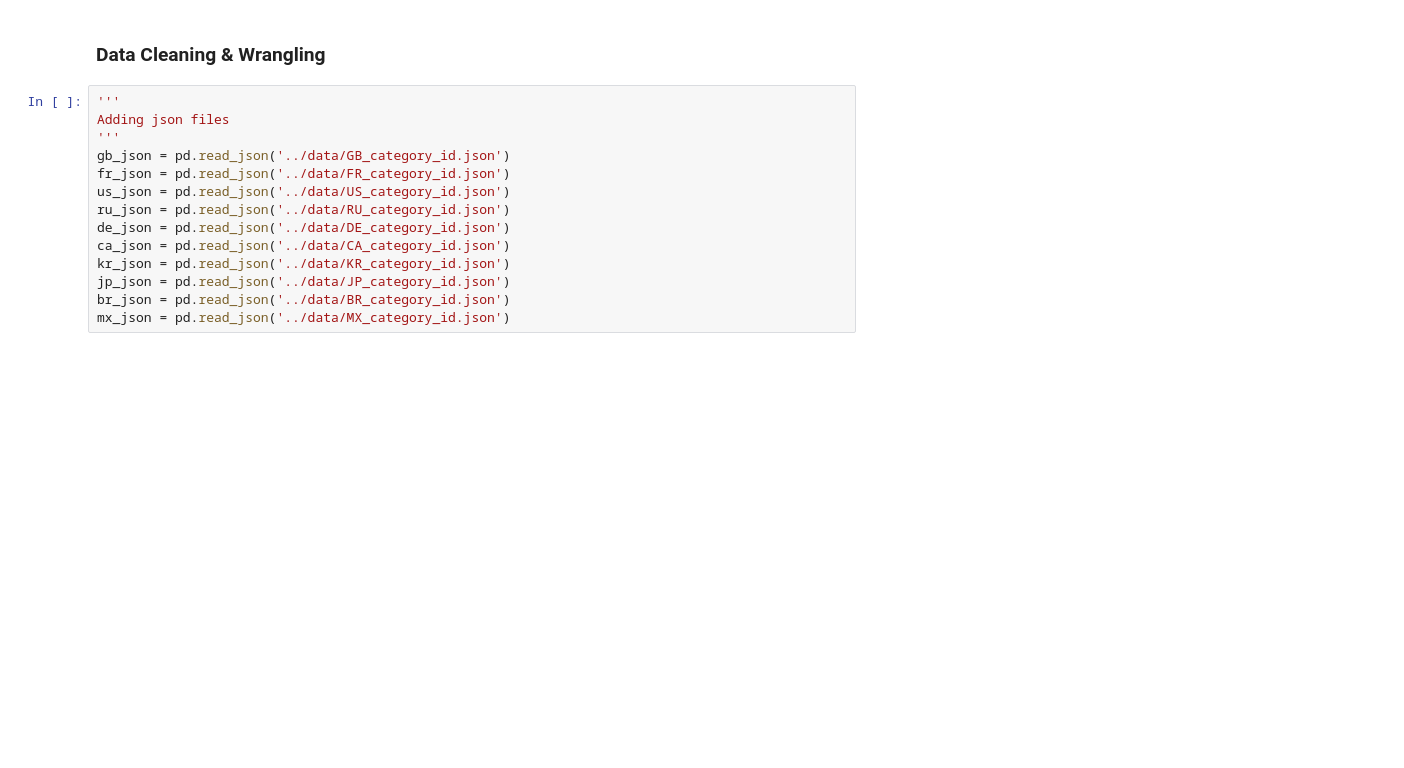
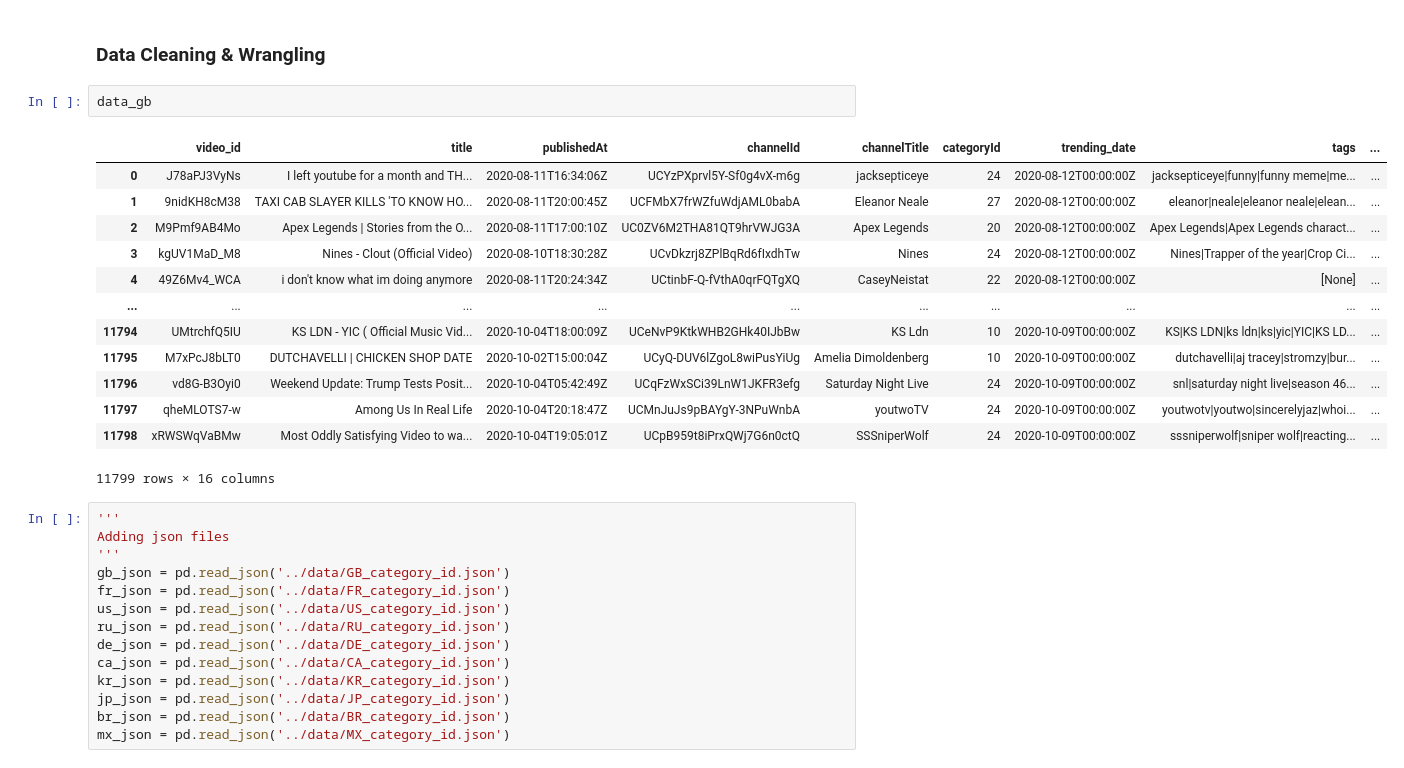
Before and after one commit to gorkemguneser/Youtube-Trending-Videos-Statistical-Analysis, a Jupyter notebook: code/gorkem.ipynb, the cells around one changed output. Saved outputs shown, nothing was run; the diff lists cells and outputs as text; blank space fills up the shorter version.

```diff
--- a/code/gorkem.ipynb
+++ b/code/gorkem.ipynb
@@ -72,6 +72,22 @@ brief_df
                                        **INDIVIDUAL PARTS**
 # %% [markdown]
 ### Data Cleaning & Wrangling
+# %%
+data_gb
+# %% [output]
+|  | video_id | title | publishedAt | channelId | channelTitle | categoryId | trending_date | tags | ... |
+| 0 | J78aPJ3VyNs | I left youtube for a month and TH... | 2020-08-11T16:34:06Z | UCYzPXprvl5Y-Sf0g4vX-m6g | jacksepticeye | 24 | 2020-08-12T00:00:00Z | jacksepticeye|funny|funny meme|me... | ... |
+| 1 | 9nidKH8cM38 | TAXI CAB SLAYER KILLS 'TO KNOW HO... | 2020-08-11T20:00:45Z | UCFMbX7frWZfuWdjAML0babA | Eleanor Neale | 27 | 2020-08-12T00:00:00Z | eleanor|neale|eleanor neale|elean... | ... |
+| 2 | M9Pmf9AB4Mo | Apex Legends | Stories from the O... | 2020-08-11T17:00:10Z | UC0ZV6M2THA81QT9hrVWJG3A | Apex Legends | 20 | 2020-08-12T00:00:00Z | Apex Legends|Apex Legends charact... | ... |
+| 3 | kgUV1MaD_M8 | Nines - Clout (Official Video) | 2020-08-10T18:30:28Z | UCvDkzrj8ZPlBqRd6fIxdhTw | Nines | 24 | 2020-08-12T00:00:00Z | Nines|Trapper of the year|Crop Ci... | ... |
+| 4 | 49Z6Mv4_WCA | i don't know what im doing anymore | 2020-08-11T20:24:34Z | UCtinbF-Q-fVthA0qrFQTgXQ | CaseyNeistat | 22 | 2020-08-12T00:00:00Z | [None] | ... |
+| ... | ... | ... | ... | ... | ... | ... | ... | ... | ... |
+| 11794 | UMtrchfQ5IU | KS LDN - YIC ( Official Music Vid... | 2020-10-04T18:00:09Z | UCeNvP9KtkWHB2GHk40IJbBw | KS Ldn | 10 | 2020-10-09T00:00:00Z | KS|KS LDN|ks ldn|ks|yic|YIC|KS LD... | ... |
+| 11795 | M7xPcJ8bLT0 | DUTCHAVELLI | CHICKEN SHOP DATE | 2020-10-02T15:00:04Z | UCyQ-DUV6lZgoL8wiPusYiUg | Amelia Dimoldenberg | 10 | 2020-10-09T00:00:00Z | dutchavelli|aj tracey|stromzy|bur... | ... |
+| 11796 | vd8G-B3Oyi0 | Weekend Update: Trump Tests Posit... | 2020-10-04T05:42:49Z | UCqFzWxSCi39LnW1JKFR3efg | Saturday Night Live | 24 | 2020-10-09T00:00:00Z | snl|saturday night live|season 46... | ... |
+| 11797 | qheMLOTS7-w | Among Us In Real Life | 2020-10-04T20:18:47Z | UCMnJuJs9pBAYgY-3NPuWnbA | youtwoTV | 24 | 2020-10-09T00:00:00Z | youtwotv|youtwo|sincerelyjaz|whoi... | ... |
+| 11798 | xRWSWqVaBMw | Most Oddly Satisfying Video to wa... | 2020-10-04T19:05:01Z | UCpB959t8iPrxQWj7G6n0ctQ | SSSniperWolf | 24 | 2020-10-09T00:00:00Z | sssniperwolf|sniper wolf|reacting... | ... |
+11799 rows × 16 columns
 # %%
 '''
 Adding json files
```
Also changed, not shown: parts of 14 cells of this notebook.
